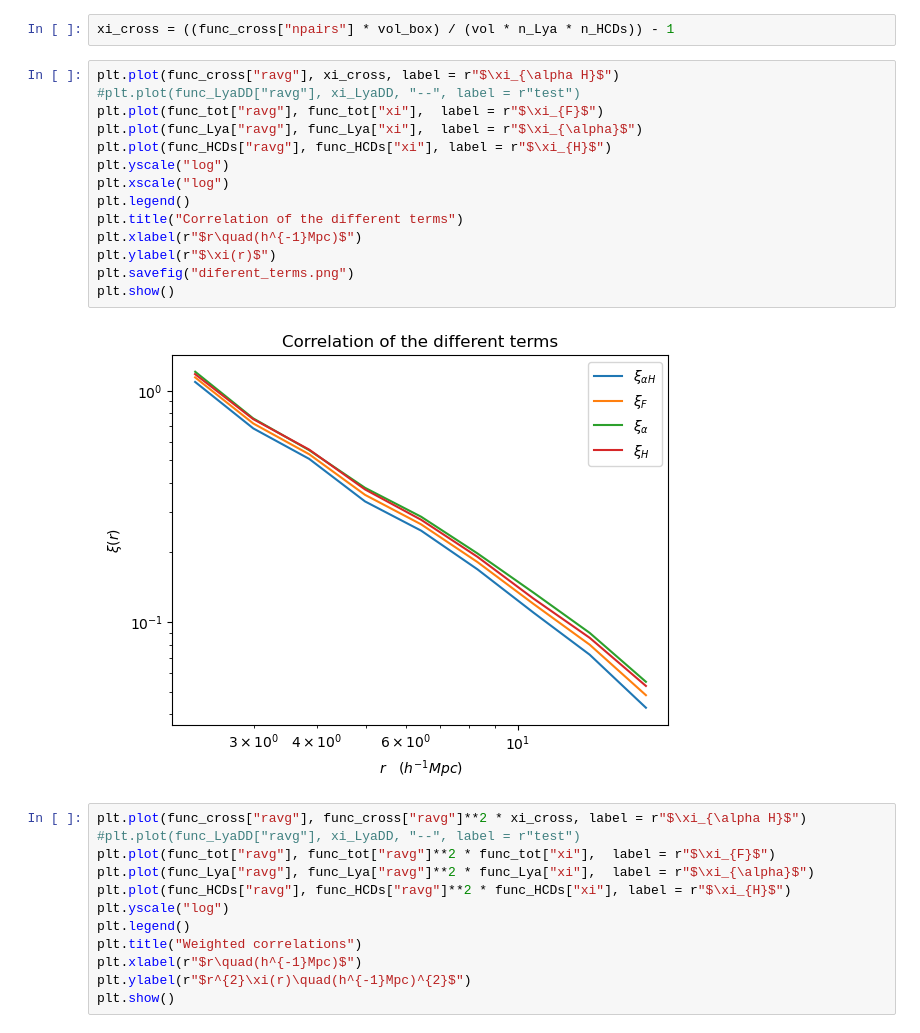
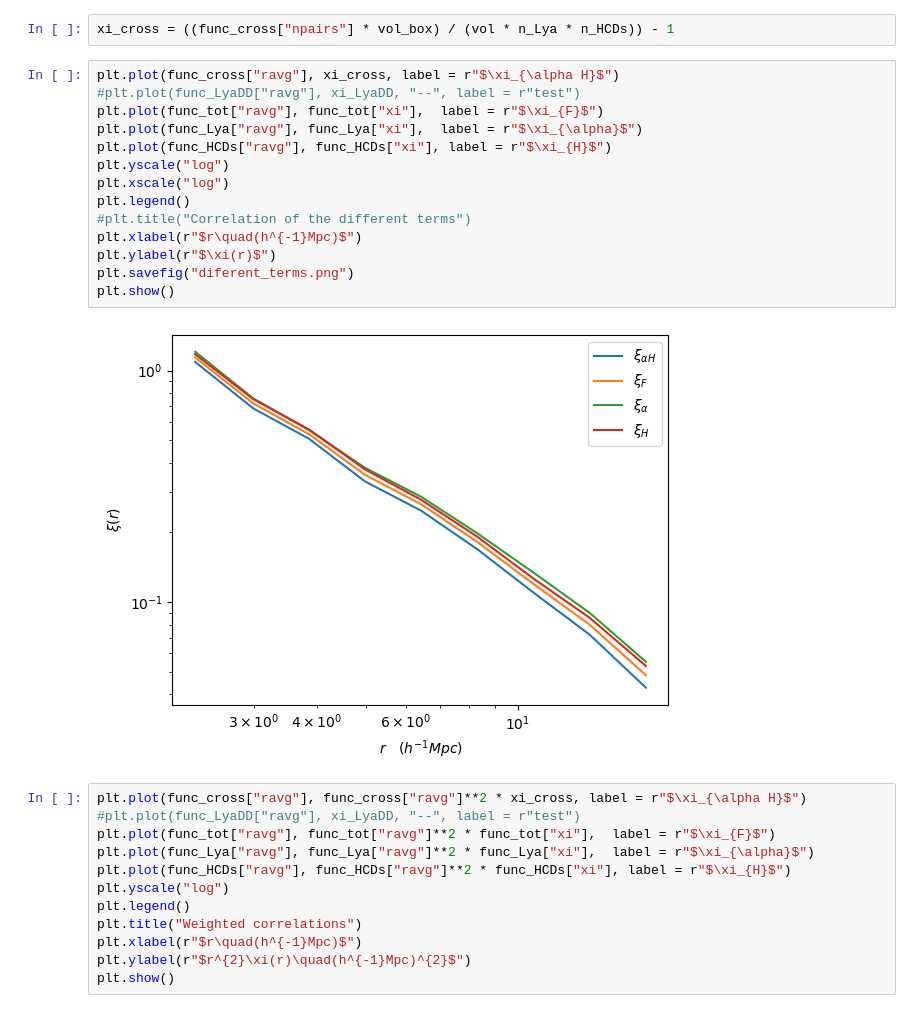
Before and after one commit to andreufont/astrid_hcd, a Jupyter notebook: Cross_corr.ipynb, the cells around one changed output. Drawn from its saved outputs; the diff is of its cells as text.

```diff
--- a/Cross_corr.ipynb
+++ b/Cross_corr.ipynb
@@ -69,19 +69,19 @@ xi_cross = ((func_cross["npairs"] * vol_box) / (vol * n_Lya * n_HCDs)) - 1
 # %%
 plt.plot(func_cross["ravg"], xi_cross, label = r"$\xi_{\alpha H}$")
 #plt.plot(func_LyaDD["ravg"], xi_LyaDD, "--", label = r"test")
 plt.plot(func_tot["ravg"], func_tot["xi"],  label = r"$\xi_{F}$")
 plt.plot(func_Lya["ravg"], func_Lya["xi"],  label = r"$\xi_{\alpha}$")
 plt.plot(func_HCDs["ravg"], func_HCDs["xi"], label = r"$\xi_{H}$")
 plt.yscale("log")
 plt.xscale("log")
 plt.legend()
-plt.title("Correlation of the different terms")
+#plt.title("Correlation of the different terms")
 plt.xlabel(r"$r\quad(h^{-1}Mpc)$")
 plt.ylabel(r"$\xi(r)$")
 plt.savefig("diferent_terms.png")
 plt.show()
 # %% [output]
-[figure, old version]
+[figure, new version]
 # %%
 plt.plot(func_cross["ravg"], func_cross["ravg"]**2 * xi_cross, label = r"$\xi_{\alpha H}$")
 #plt.plot(func_LyaDD["ravg"], xi_LyaDD, "--", label = r"test")
```
Also changed, not shown: 9 other files.
